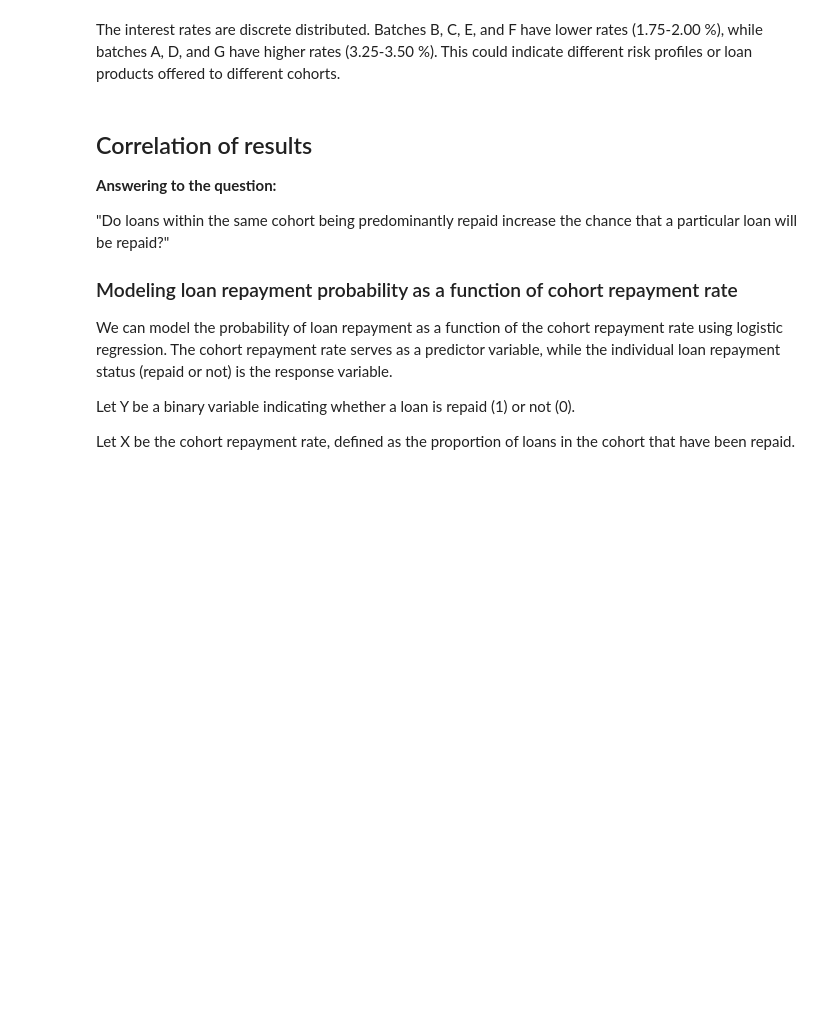
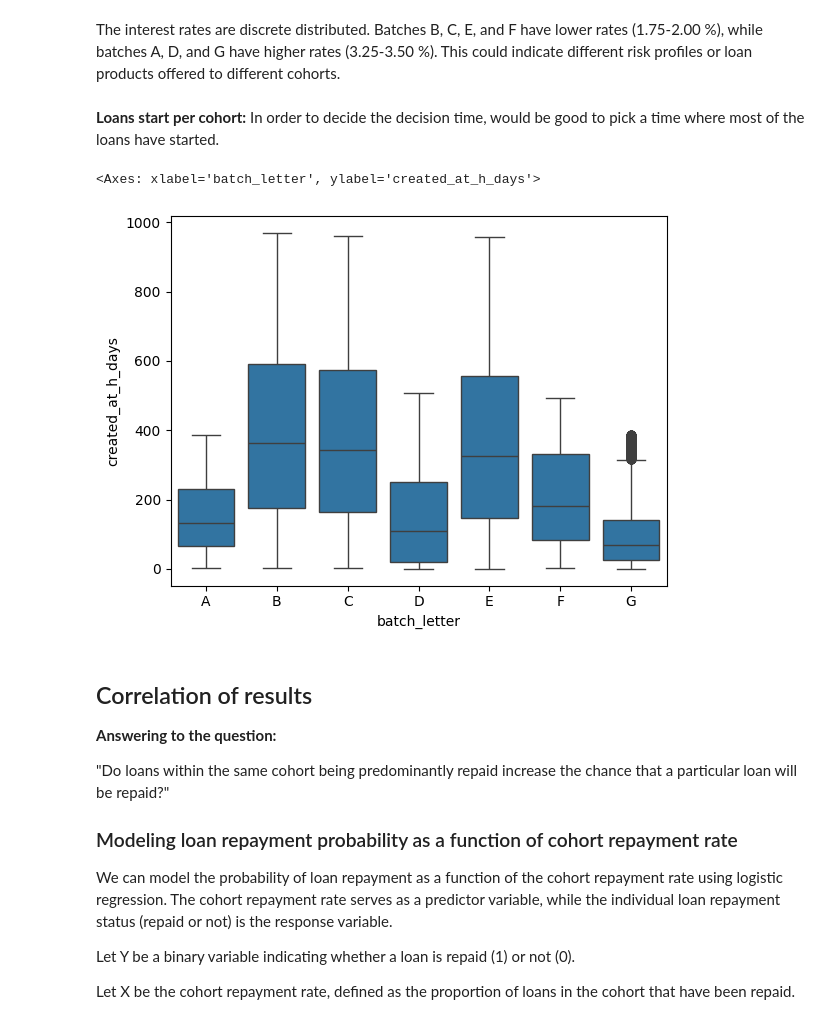
Before and after one commit to jquentino/cohort-profitability-case, a Jupyter notebook: notebooks/1-jq-exploratory-data-analysis.ipynb, the cells around one changed output. Drawn from its saved outputs; the diff is of its cells as text; code cells hidden in the pictures; blank space fills up the shorter version.

```diff
--- a/notebooks/1-jq-exploratory-data-analysis.ipynb
+++ b/notebooks/1-jq-exploratory-data-analysis.ipynb
@@ -221,3 +221,14 @@ graph.set_titles("Cohort {col_name}", size=16)
 [figure]
 # %% [markdown]
 The interest rates are discrete distributed. Batches B, C, E, and F have lower rates (1.75-2.00 %), while batches A, D, and G have higher rates (3.25-3.50 %). This could indicate different risk profiles or loan products offered to different cohorts.
+# %% [markdown]
+**Loans start per cohort:**
+In order to decide the decision time, would be good to pick a time where most of the loans have started.
+# %%
+sns.boxplot(
+    data=loans_last_status.sort_values('batch_letter'),
+    x="batch_letter",
+    y="created_at_h_days")
+# %% [output]
+<Axes: xlabel='batch_letter', ylabel='created_at_h_days'>
+[figure, added]
```
Also changed, not shown: parts of 1 cell of this notebook, 2 other files.
